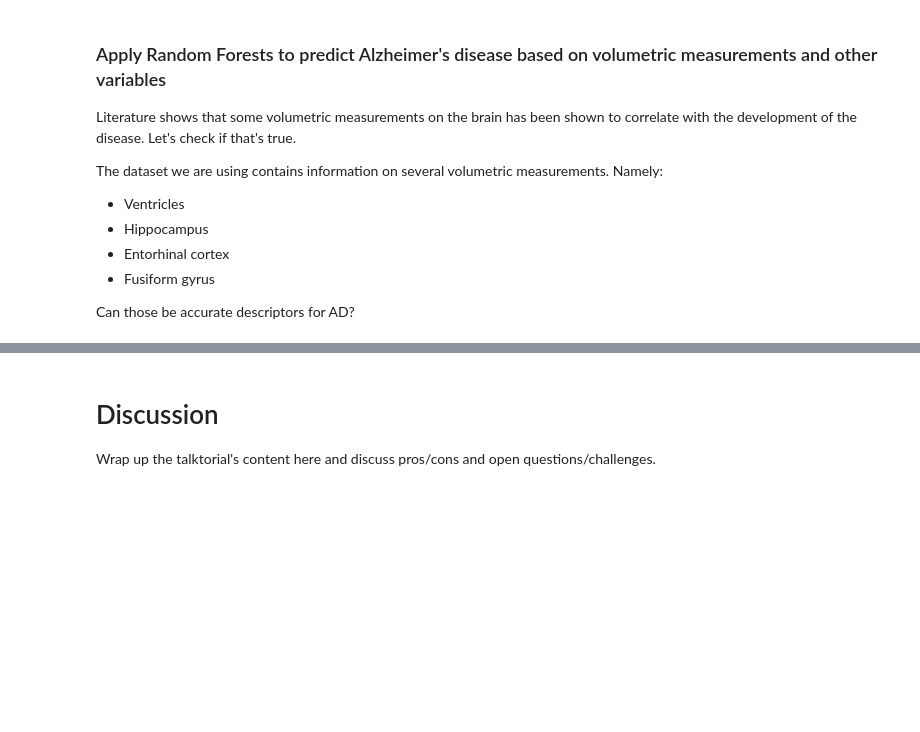
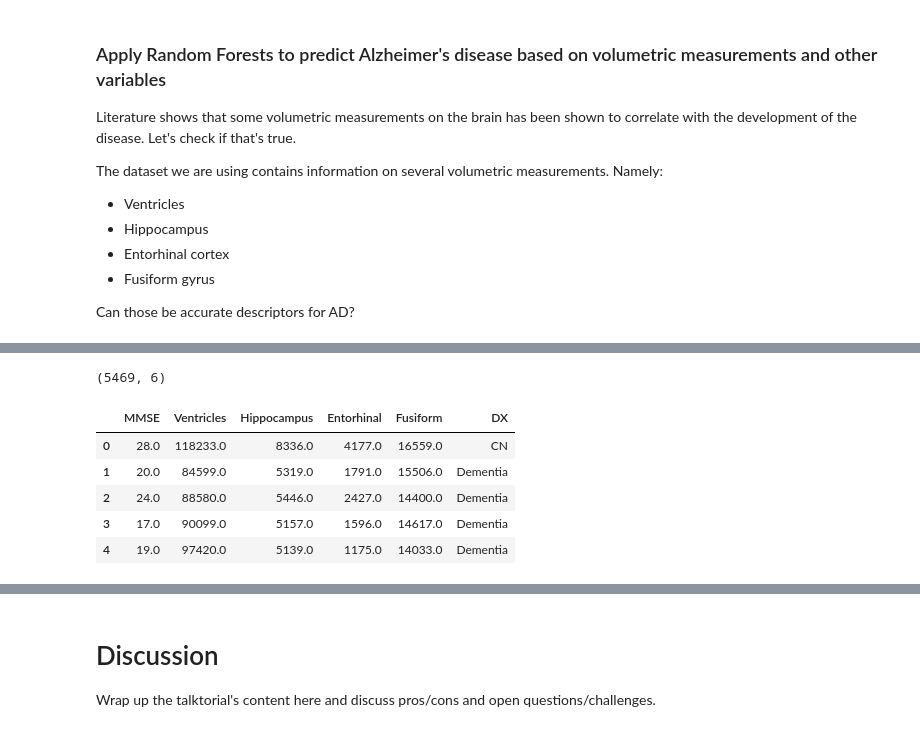
Before and after one commit to volkamerlab/ai_in_medicine, a Jupyter notebook: 04_machine-learning-and-scikit-learn.ipynb, the cells around one changed output, grey strips where cells are left out. Drawn from its saved outputs; the diff is of its cells as text; code cells hidden in the pictures; blank space fills up the shorter version.

```diff
--- a/04_machine-learning-and-scikit-learn.ipynb
+++ b/04_machine-learning-and-scikit-learn.ipynb
@@ -192,0 +398,15 @@ Can those be accurate descriptors for AD?
+# %%
+# define data
+kmeans_Xy = df[['MMSE', 'Ventricles', 'Hippocampus', 'Entorhinal', 'Fusiform', 'DX']].dropna()
+kmeans_X = kmeans_Xy[['MMSE', 'Ventricles', 'Hippocampus', 'Entorhinal', 'Fusiform']]
+kmeans_y = kmeans_Xy['DX']
+print(kmeans_Xy.shape)
+kmeans_Xy.head()
+# %% [output]
+(5469, 6)
+|  | MMSE | Ventricles | Hippocampus | Entorhinal | Fusiform | DX |
+| 0 | 28.0 | 118233.0 | 8336.0 | 4177.0 | 16559.0 | CN |
+| 1 | 20.0 | 84599.0 | 5319.0 | 1791.0 | 15506.0 | Dementia |
+| 2 | 24.0 | 88580.0 | 5446.0 | 2427.0 | 14400.0 | Dementia |
+| 3 | 17.0 | 90099.0 | 5157.0 | 1596.0 | 14617.0 | Dementia |
+| 4 | 19.0 | 97420.0 | 5139.0 | 1175.0 | 14033.0 | Dementia |
```
Also changed, not shown: parts of 40 cells of this notebook.
